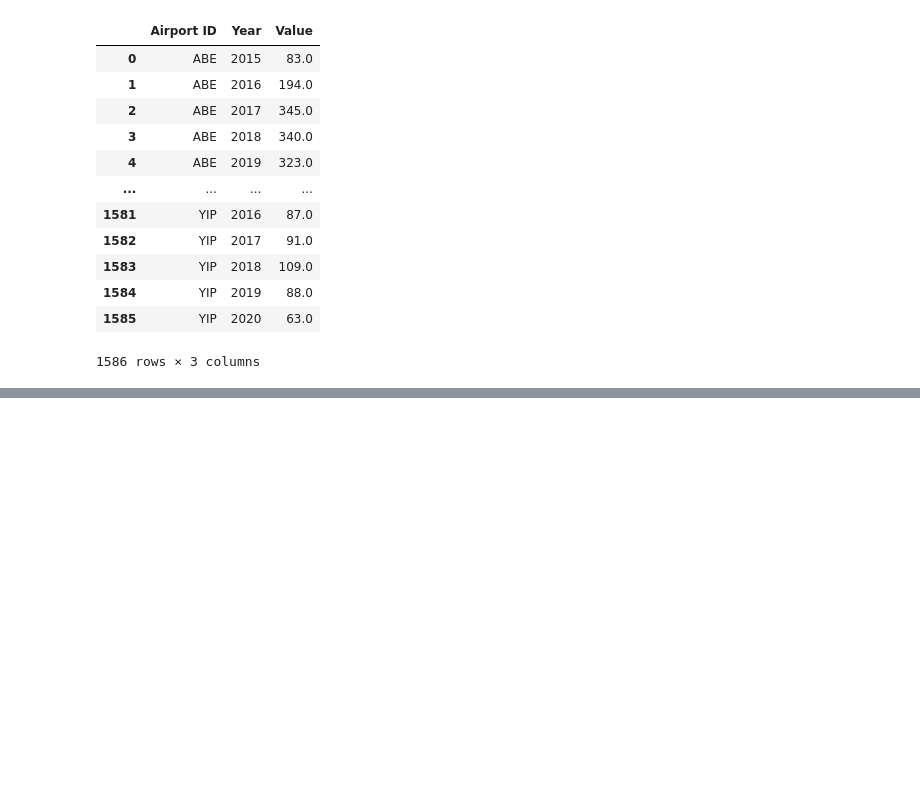
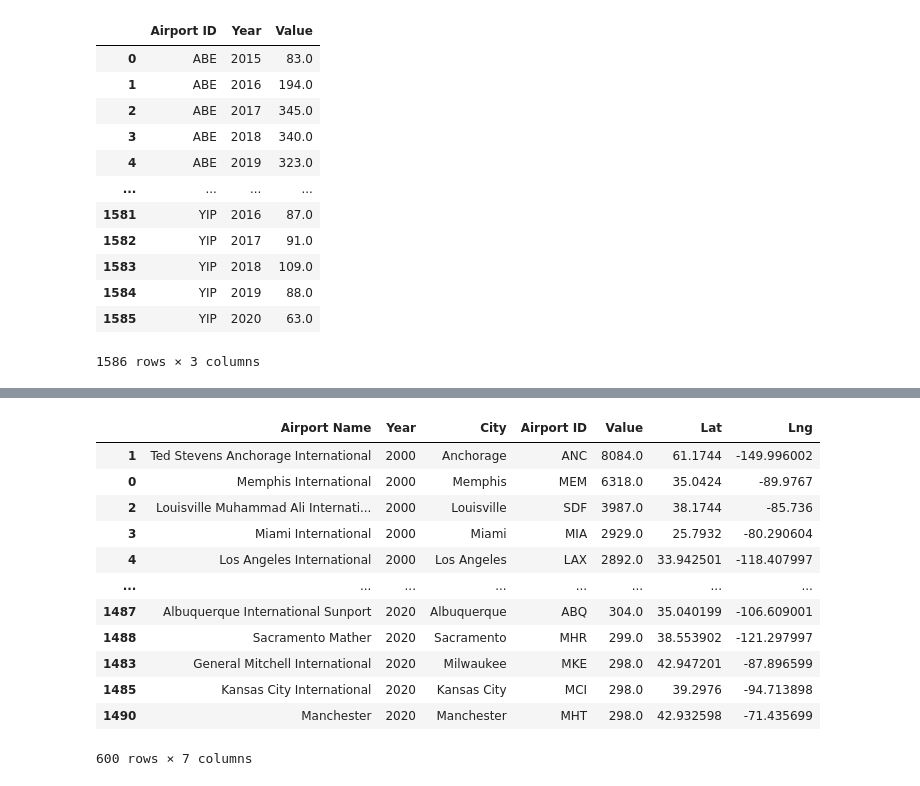
Before and after one commit to tashfeenahmed/Data-Science-Project-Cambridge, a Jupyter notebook: Data Science Project.ipynb, the cells around one changed output, grey strips where cells are left out. Drawn from its saved outputs; the diff is of its cells as text; code cells hidden in the pictures; blank space fills up the shorter version.

```diff
--- a/Data Science Project.ipynb
+++ b/Data Science Project.ipynb
@@ -457,0 +450,44 @@ fig.show()
+# %%
+adfYear2000 = adf.loc[adf['Year'] == 2000]
+adfYear2010 = adf.loc[adf['Year'] == 2010]
+adfYear2011 = adf.loc[adf['Year'] == 2011]
+adfYear2012 = adf.loc[adf['Year'] == 2012]
+adfYear2013 = adf.loc[adf['Year'] == 2013]
+adfYear2014 = adf.loc[adf['Year'] == 2014]
+adfYear2015 = adf.loc[adf['Year'] == 2015]
+adfYear2016 = adf.loc[adf['Year'] == 2016]
+adfYear2017 = adf.loc[adf['Year'] == 2017]
+adfYear2018 = adf.loc[adf['Year'] == 2018]
+adfYear2019 = adf.loc[adf['Year'] == 2019]
+adfYear2020 = adf.loc[adf['Year'] == 2020]
+# %%
+getTopNum = 50
+allFrames = [adfYear2000.sort_values(by=['Value'], ascending=False).head(getTopNum),
+             adfYear2010.sort_values(by=['Value'], ascending=False).head(getTopNum),
+             adfYear2011.sort_values(by=['Value'], ascending=False).head(getTopNum),
+             adfYear2012.sort_values(by=['Value'], ascending=False).head(getTopNum),
+             adfYear2013.sort_values(by=['Value'], ascending=False).head(getTopNum),
+             adfYear2014.sort_values(by=['Value'], ascending=False).head(getTopNum),
+             adfYear2015.sort_values(by=['Value'], ascending=False).head(getTopNum),
+             adfYear2016.sort_values(by=['Value'], ascending=False).head(getTopNum),
+             adfYear2017.sort_values(by=['Value'], ascending=False).head(getTopNum),
+             adfYear2018.sort_values(by=['Value'], ascending=False).head(getTopNum),
+             adfYear2019.sort_values(by=['Value'], ascending=False).head(getTopNum),
+             adfYear2020.sort_values(by=['Value'], ascending=False).head(getTopNum)]
+topCargoAirports = pd.concat(allFrames)
+# %%
+topCargoAirports
+# %% [output]
+|  | Airport Name | Year | City | Airport ID | Value | Lat | Lng |
+| 1 | Ted Stevens Anchorage International | 2000 | Anchorage | ANC | 8084.0 | 61.1744 | -149.996002 |
+| 0 | Memphis International | 2000 | Memphis | MEM | 6318.0 | 35.0424 | -89.9767 |
+| 2 | Louisville Muhammad Ali Internati... | 2000 | Louisville | SDF | 3987.0 | 38.1744 | -85.736 |
+| 3 | Miami International | 2000 | Miami | MIA | 2929.0 | 25.7932 | -80.290604 |
+| 4 | Los Angeles International | 2000 | Los Angeles | LAX | 2892.0 | 33.942501 | -118.407997 |
+| ... | ... | ... | ... | ... | ... | ... | ... |
+| 1487 | Albuquerque International Sunport | 2020 | Albuquerque | ABQ | 304.0 | 35.040199 | -106.609001 |
+| 1488 | Sacramento Mather | 2020 | Sacramento | MHR | 299.0 | 38.553902 | -121.297997 |
+| 1483 | General Mitchell International | 2020 | Milwaukee | MKE | 298.0 | 42.947201 | -87.896599 |
+| 1485 | Kansas City International | 2020 | Kansas City | MCI | 298.0 | 39.2976 | -94.713898 |
+| 1490 | Manchester | 2020 | Manchester | MHT | 298.0 | 42.932598 | -71.435699 |
+600 rows × 7 columns
```
Also changed, not shown: parts of 10 cells of this notebook.
